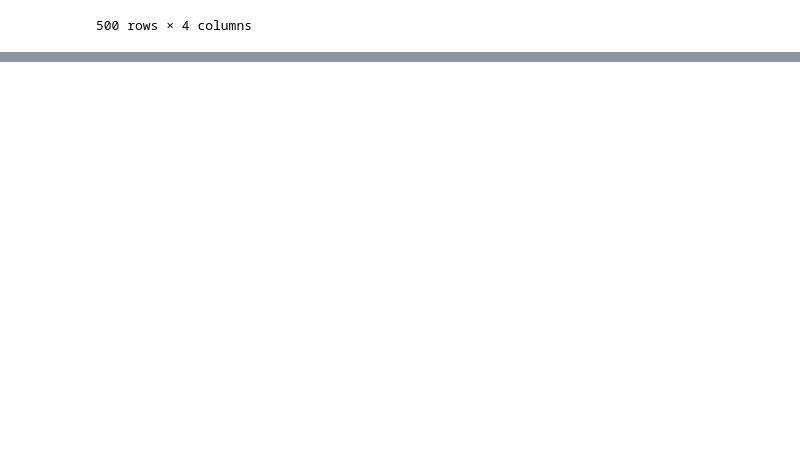
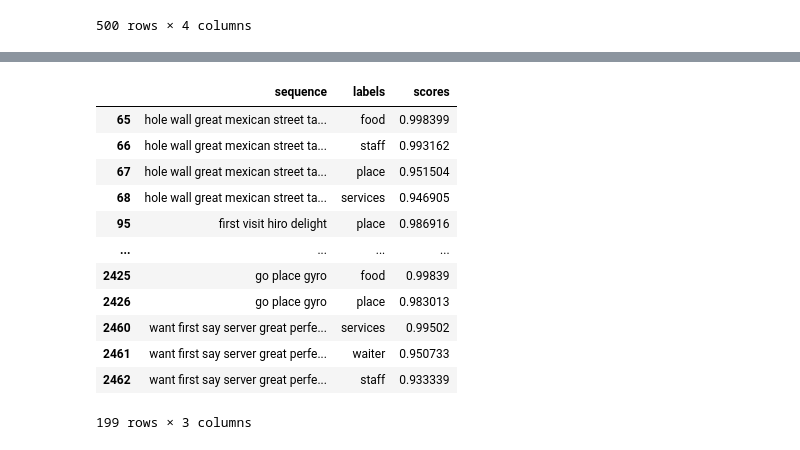
Before and after one commit to shreyasriram4/h2o2.ai, a Jupyter notebook: notebooks/voc_topicmodel_prototype.ipynb, the cells around one changed output, grey strips where cells are left out. Saved outputs shown, nothing was run; the diff lists cells and outputs as text; code cells hidden in the pictures; blank space fills up the shorter version.

Commit message:
Add multi label zero shot transformers

```diff
--- a/notebooks/voc_topicmodel_prototype.ipynb
+++ b/notebooks/voc_topicmodel_prototype.ipynb
@@ -544,0 +547,9 @@ single_topic_prediction[["sequence", "predicted_topic"]].join(bert_topic, lsuffi
+# %%
+# Prediction results
+multi_topic_prediction = classifier(list(positive_df["cleaned_review"]), candidate_labels, hypothesis_template=hypothesis_template, multi_label=True)
+
+# Save the output in a dataframe
+multi_topic_prediction = pd.DataFrame(multi_topic_prediction)
+
+# Take a look at the data
+multi_topic_prediction.head()
@@ -544,0 +563,12 @@ single_topic_prediction[["sequence", "predicted_topic"]].join(bert_topic, lsuffi
+# %%
+# Threshold probability
+threshold = 0.9
+
+# Expand the lists
+multi_topic_prediction = multi_topic_prediction.set_index('sequence').apply(pd.Series.explode).reset_index()
+
+# Filter by threshold
+multi_topic_prediction2 = multi_topic_prediction[multi_topic_prediction['scores'] >= threshold]
+
+# Take a look at the data
+multi_topic_prediction2.head()
@@ -544,0 +582,16 @@ single_topic_prediction[["sequence", "predicted_topic"]].join(bert_topic, lsuffi
+# %%
+multi_topic_prediction2[multi_topic_prediction2.duplicated(subset=['sequence'],keep=False)]
+# %% [output]
+|  | sequence | labels | scores |
+| 65 | hole wall great mexican street ta... | food | 0.998399 |
+| 66 | hole wall great mexican street ta... | staff | 0.993162 |
+| 67 | hole wall great mexican street ta... | place | 0.951504 |
+| 68 | hole wall great mexican street ta... | services | 0.946905 |
+| 95 | first visit hiro delight | place | 0.986916 |
+| ... | ... | ... | ... |
+| 2425 | go place gyro | food | 0.99839 |
+| 2426 | go place gyro | place | 0.983013 |
+| 2460 | want first say server great perfe... | services | 0.99502 |
+| 2461 | want first say server great perfe... | waiter | 0.950733 |
+| 2462 | want first say server great perfe... | staff | 0.933339 |
+199 rows × 3 columns
```
Also changed, not shown: parts of 3 cells of this notebook.
